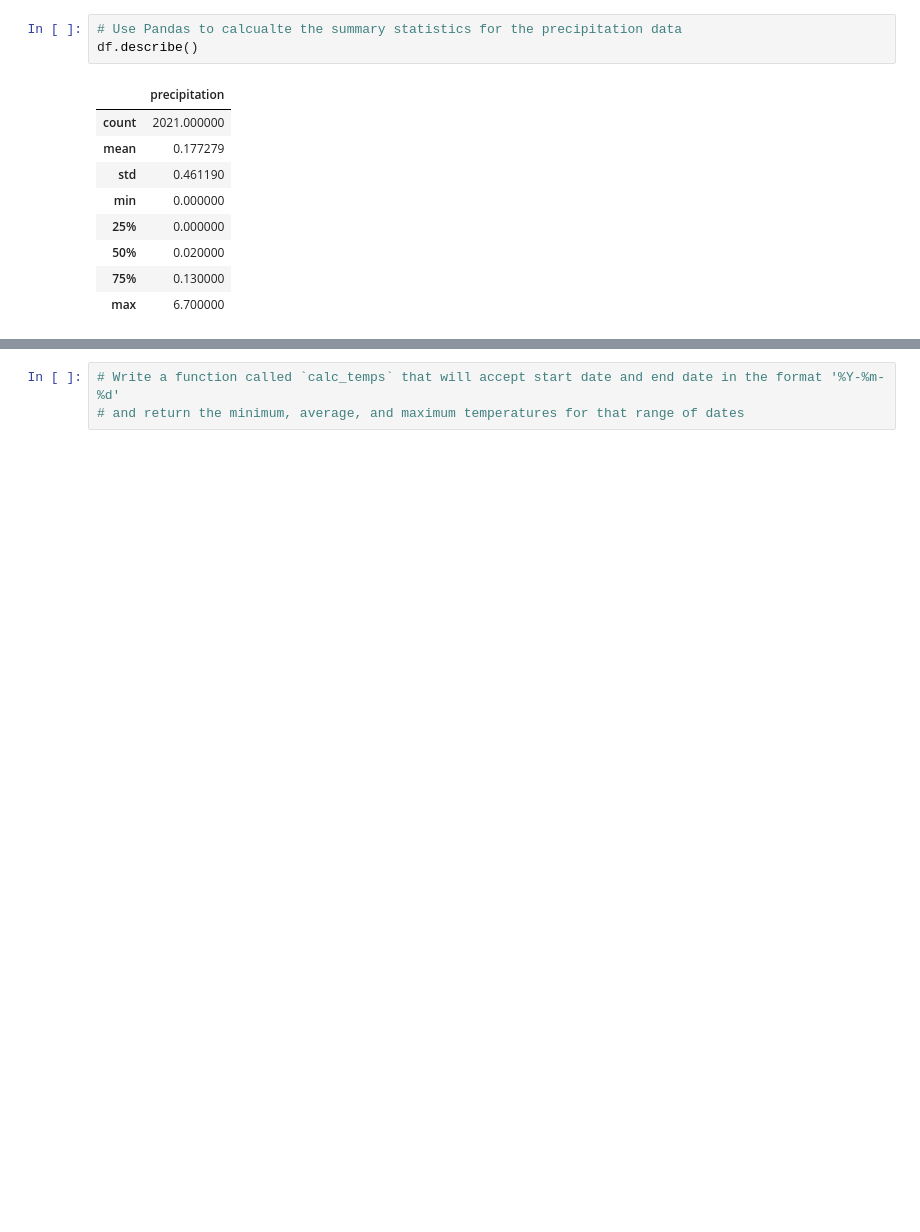
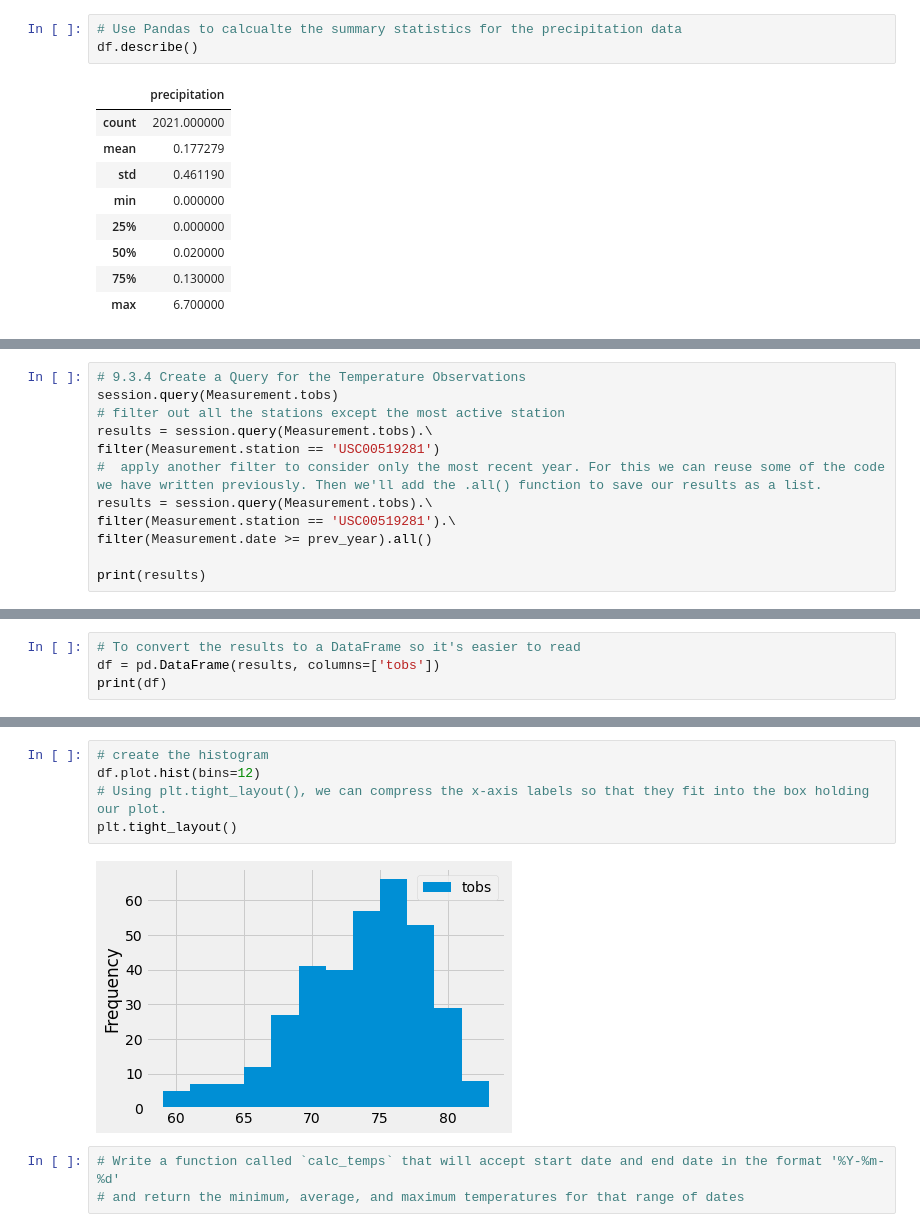
Before and after one commit to lnharvin/surfs_up, a Jupyter notebook: climate_analysis.ipynb, the cells around one changed output, grey strips where cells are left out. Cells and saved outputs as stored; diff of their text form; blank space fills up the shorter version.

Commit message:
Plot temperature observation

```diff
--- a/climate_analysis.ipynb
+++ b/climate_analysis.ipynb
@@ -156,0 +198,12 @@ df.describe()
+# %%
+# 9.3.4 Create a Query for the Temperature Observations
+session.query(Measurement.tobs)
+# filter out all the stations except the most active station
+results = session.query(Measurement.tobs).\
+filter(Measurement.station == 'USC00519281')
+#  apply another filter to consider only the most recent year. For this we can reuse some of the code we have written previously. Then we'll add the .all() function to save our results as a list.
+results = session.query(Measurement.tobs).\
+filter(Measurement.station == 'USC00519281').\
+filter(Measurement.date >= prev_year).all()
+
+print(results)
@@ -156,0 +212,4 @@ df.describe()
+# %%
+# To convert the results to a DataFrame so it's easier to read
+df = pd.DataFrame(results, columns=['tobs'])
+print(df)
@@ -157,3 +231,10 @@ df.describe()
+# %%
+# create the histogram
+df.plot.hist(bins=12)
+# Using plt.tight_layout(), we can compress the x-axis labels so that they fit into the box holding our plot.
+plt.tight_layout()
+# %% [output]
+[figure, added]
 # %%
 # Write a function called `calc_temps` that will accept start date and end date in the format '%Y-%m-%d'
 # and return the minimum, average, and maximum temperatures for that range of dates
```
Also changed, not shown: parts of 8 cells of this notebook.
